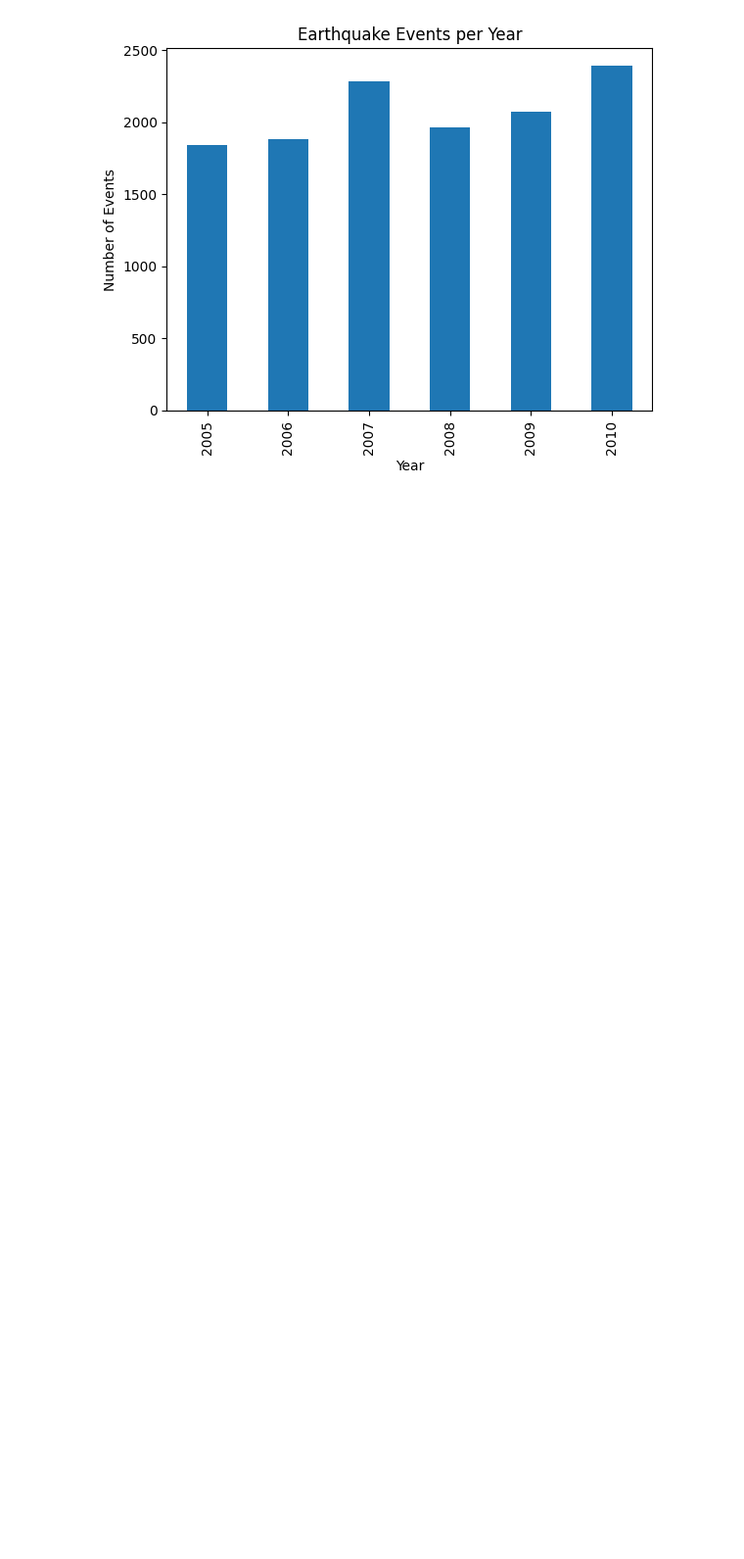
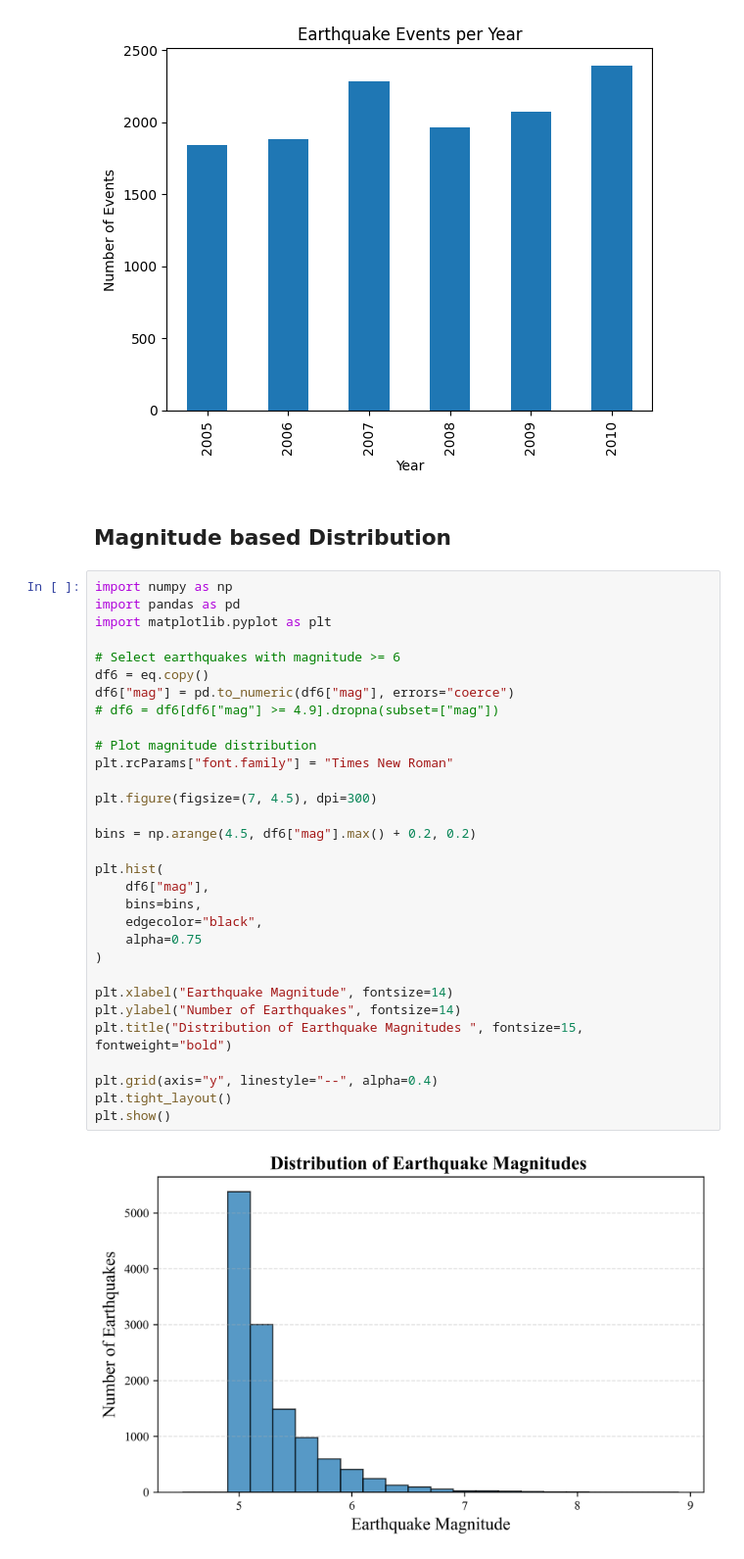
Before and after one commit to Meghababu99/Demeter-Anomaly-Detection-Framework, a Jupyter notebook: Final-Code/EQ_statistics.ipynb, the cells around one changed output. Shown at 98% size. Saved outputs shown, nothing was run; the diff lists cells and outputs as text; blank space fills up the shorter version.

```diff
--- a/Final-Code/EQ_statistics.ipynb
+++ b/Final-Code/EQ_statistics.ipynb
@@ -37,3 +49,38 @@ plt.title("Earthquake Events per Year")
 plt.show()
 # %% [output]
 [figure]
+# %% [markdown]
+## Magnitude based Distribution
+# %%
+import numpy as np
+import pandas as pd
+import matplotlib.pyplot as plt
+
+# Select earthquakes with magnitude >= 6
+df6 = eq.copy()
+df6["mag"] = pd.to_numeric(df6["mag"], errors="coerce")
+# df6 = df6[df6["mag"] >= 4.9].dropna(subset=["mag"])
+
+# Plot magnitude distribution
+plt.rcParams["font.family"] = "Times New Roman"
+
+plt.figure(figsize=(7, 4.5), dpi=300)
+
+bins = np.arange(4.5, df6["mag"].max() + 0.2, 0.2)
+
+plt.hist(
+    df6["mag"],
+    bins=bins,
+    edgecolor="black",
+    alpha=0.75
+)
+
+plt.xlabel("Earthquake Magnitude", fontsize=14)
+plt.ylabel("Number of Earthquakes", fontsize=14)
+plt.title("Distribution of Earthquake Magnitudes ", fontsize=15, fontweight="bold")
+
+plt.grid(axis="y", linestyle="--", alpha=0.4)
+plt.tight_layout()
+plt.show()
+# %% [output]
+[figure, added]
```
Also changed, not shown: parts of 5 cells of this notebook, 9 other files.
